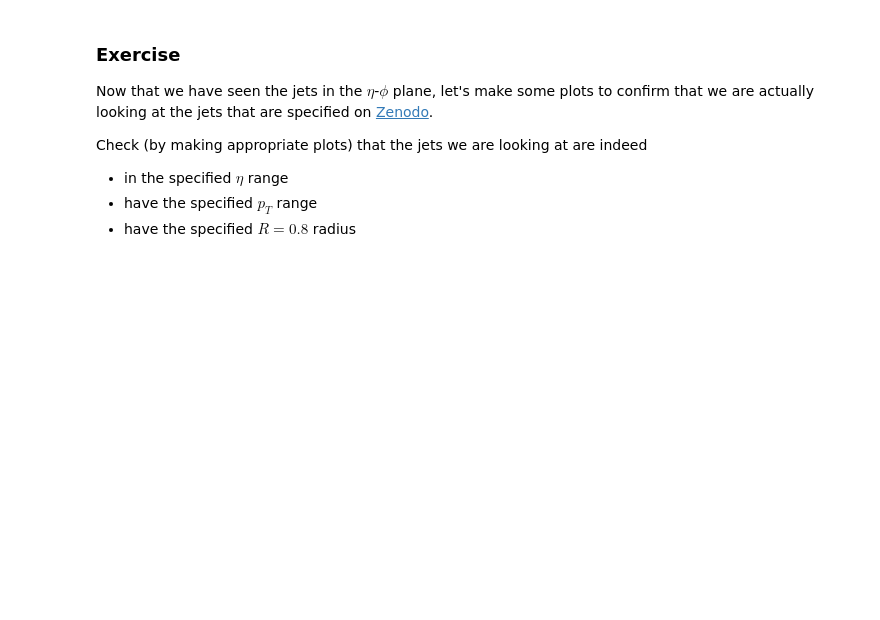
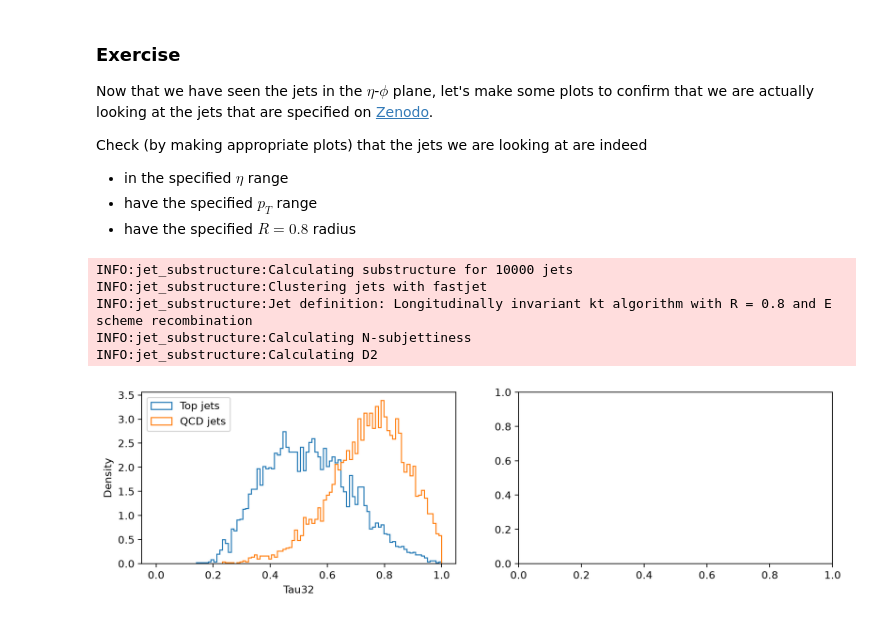
Before and after one commit to joschkabirk/jet_clustering, a Jupyter notebook: jet_clustering_tutorial.ipynb, the cells around one changed output. Cells and saved outputs as stored; diff of their text form; code cells hidden in the pictures; blank space fills up the shorter version.

```diff
--- a/jet_clustering_tutorial.ipynb
+++ b/jet_clustering_tutorial.ipynb
@@ -362,3 +366,30 @@ Check (by making appropriate plots) that the jets we are looking at are indeed
 - have the specified $R=0.8$ radius
 # %%
 # ... your code here ...
+# %%
+from jet_substructure import JetSubstructure
+
+substructure = JetSubstructure(jet_constituents, R=R)
+# %% [output]
+INFO:jet_substructure:Calculating substructure for 10000 jets
+INFO:jet_substructure:Clustering jets with fastjet
+INFO:jet_substructure:Jet definition: Longitudinally invariant kt algorithm with R = 0.8 and E scheme recombination
+INFO:jet_substructure:Calculating N-subjettiness
+INFO:jet_substructure:Calculating D2
+# %%
+substructure_output = substructure.get_substructure_as_ak_array()
+
+fig, ax = plt.subplots(1, 2, figsize=(12, 3))
+
+is_top = df["label"] == 1
+
+hist_kwargs = dict(bins=np.linspace(0, 1, 100), histtype="step", density=True)
+
+ax[0].hist(substructure_output["tau32"][is_top], **hist_kwargs, label="Top jets")
+ax[0].hist(substructure_output["tau32"][~is_top], **hist_kwargs, label="QCD jets")
+ax[0].set_xlabel("Tau32")
+ax[0].set_ylabel("Density")
+ax[0].legend()
+plt.show()
+# %% [output]
+[figure, added]
```
Also changed, not shown: parts of 9 cells of this notebook, 2 other files.
